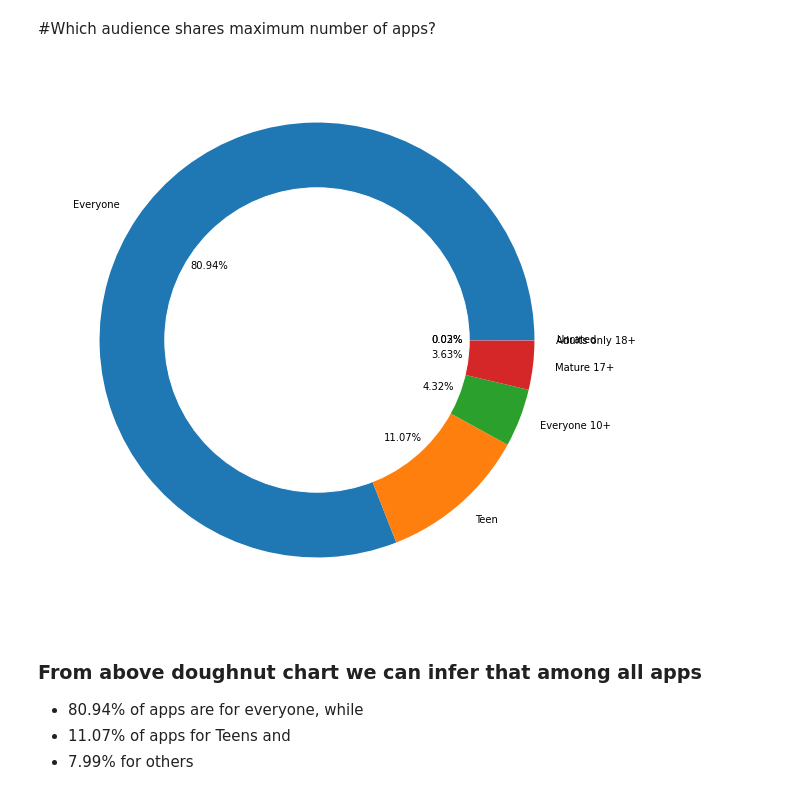
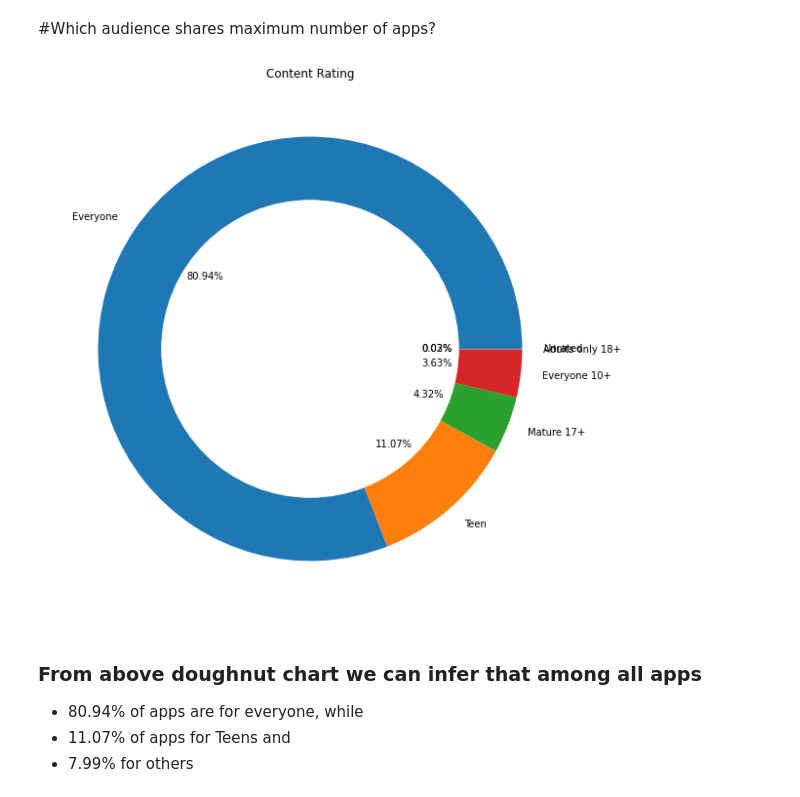
Before and after one commit to Akn-ag/Play-store-app-review-analysis, a Jupyter notebook: Play_Store_App_Review_Analysis_Capstone_Project.ipynb, the cells around one changed output. Saved outputs shown, nothing was run; the diff lists cells and outputs as text; code cells hidden in the pictures.

```diff
--- a/Play_Store_App_Review_Analysis_Capstone_Project.ipynb
+++ b/Play_Store_App_Review_Analysis_Capstone_Project.ipynb
@@ -591,17 +622,17 @@ Thus, we can conclude that our dataset is working fine and giving correct result
 # %%
 # Grouping and counting apps intended for different type of users
 
 plt.figure(figsize=(18,10))
 
-plt.pie(df1['Content Rating'].value_counts(),labels=df1['Content Rating'].unique(), autopct='%1.2f%%')
+plt.pie(df1['Content Rating'].value_counts(),labels=df1['Content Rating'].value_counts().index, autopct='%1.2f%%')
 
 my_circle=plt.Circle( (0,0), 0.7, color='white')
 p=plt.gcf()
 p.gca().add_artist(my_circle)
-
+plt.title('Content Rating')
 plt.show()
 # %% [output]
-[figure, old version]
+[figure, new version]
 # %% [markdown]
 ### From above doughnut chart we can infer that among all apps
 *   80.94% of apps are for everyone, while
```
Also changed, not shown: parts of 31 cells of this notebook.
